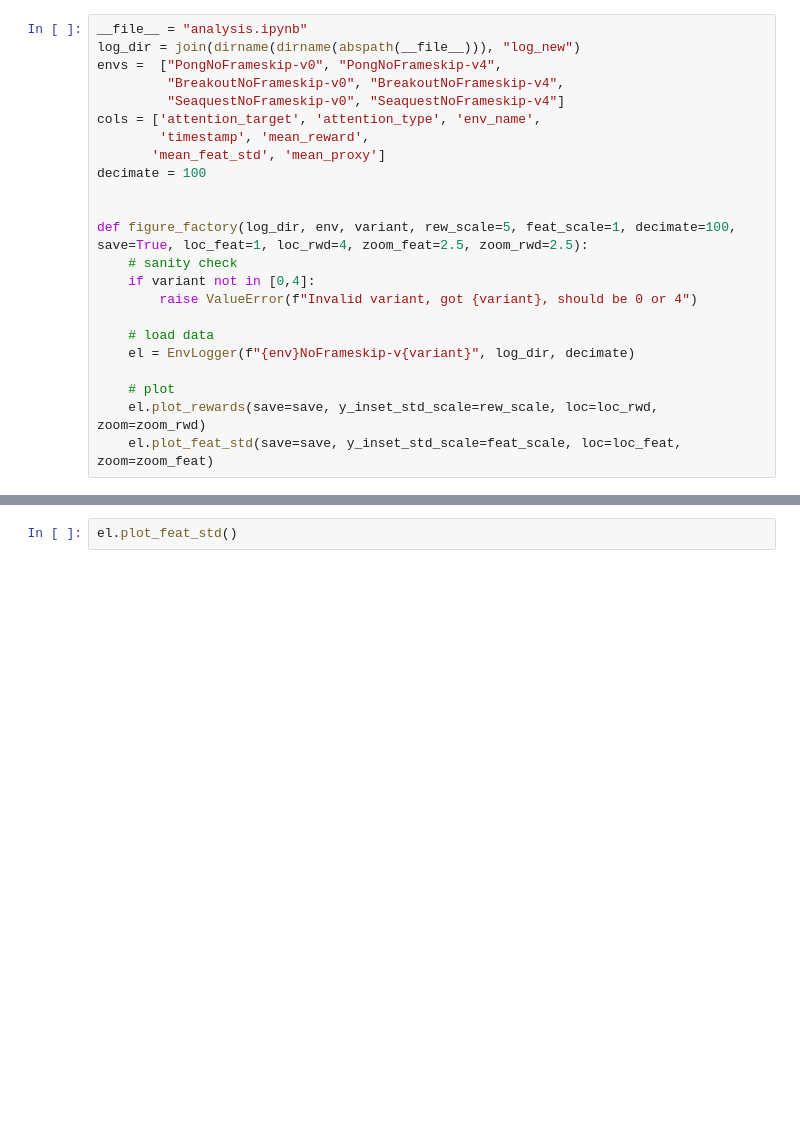
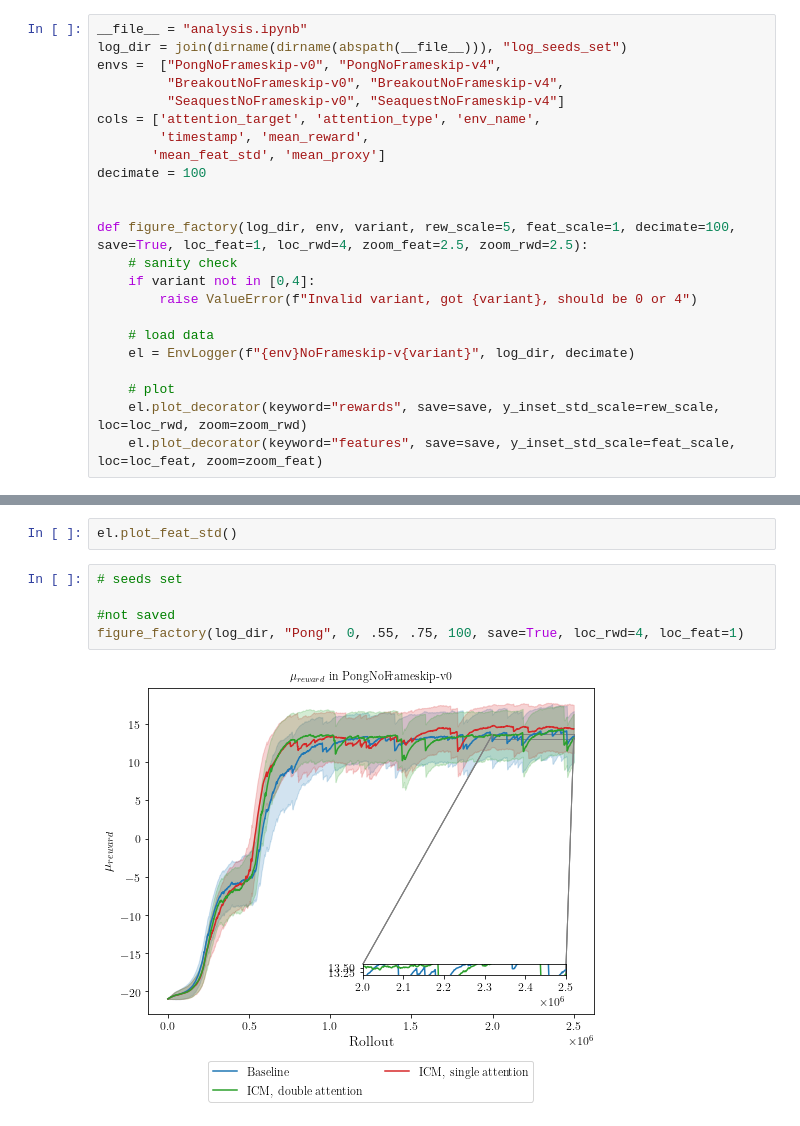
Before and after one commit to rpatrik96/AttA2C, a Jupyter notebook: jupyter/analysis.ipynb, the cells around one changed output, grey strips where cells are left out. Cells and saved outputs as stored; diff of their text form; blank space fills up the shorter version.

Commit message:
plot refactor

```diff
--- a/jupyter/analysis.ipynb
+++ b/jupyter/analysis.ipynb
@@ -17,6 +17,6 @@ plot_typography(False, 12, 14, 16)
 # %%
 __file__ = "analysis.ipynb"
-log_dir = join(dirname(dirname(abspath(__file__))), "log_new")
+log_dir = join(dirname(dirname(abspath(__file__))), "log_seeds_set")
 envs =  ["PongNoFrameskip-v0", "PongNoFrameskip-v4",
          "BreakoutNoFrameskip-v0", "BreakoutNoFrameskip-v4",
          "SeaquestNoFrameskip-v0", "SeaquestNoFrameskip-v4"]
@@ -35,6 +35,6 @@ def figure_factory(log_dir, env, variant, rew_scale=5, feat_scale=1, decimate=10
     el = EnvLogger(f"{env}NoFrameskip-v{variant}", log_dir, decimate)
 
     # plot
-    el.plot_rewards(save=save, y_inset_std_scale=rew_scale, loc=loc_rwd, zoom=zoom_rwd)
-    el.plot_feat_std(save=save, y_inset_std_scale=feat_scale, loc=loc_feat, zoom=zoom_feat)
+    el.plot_decorator(keyword="rewards", save=save, y_inset_std_scale=rew_scale, loc=loc_rwd, zoom=zoom_rwd)
+    el.plot_decorator(keyword="features", save=save, y_inset_std_scale=feat_scale, loc=loc_feat, zoom=zoom_feat)
 # %%
@@ -81,3 +81,10 @@ el.plot_proxy()
 el.plot_rewards()
 # %%
 el.plot_feat_std()
+# %%
+# seeds set
+
+#not saved
+figure_factory(log_dir, "Pong", 0, .55, .75, 100, save=True, loc_rwd=4, loc_feat=1)
+# %% [output]
+[figure, added]
```
Also changed, not shown: parts of 10 cells of this notebook, 4 other files.
